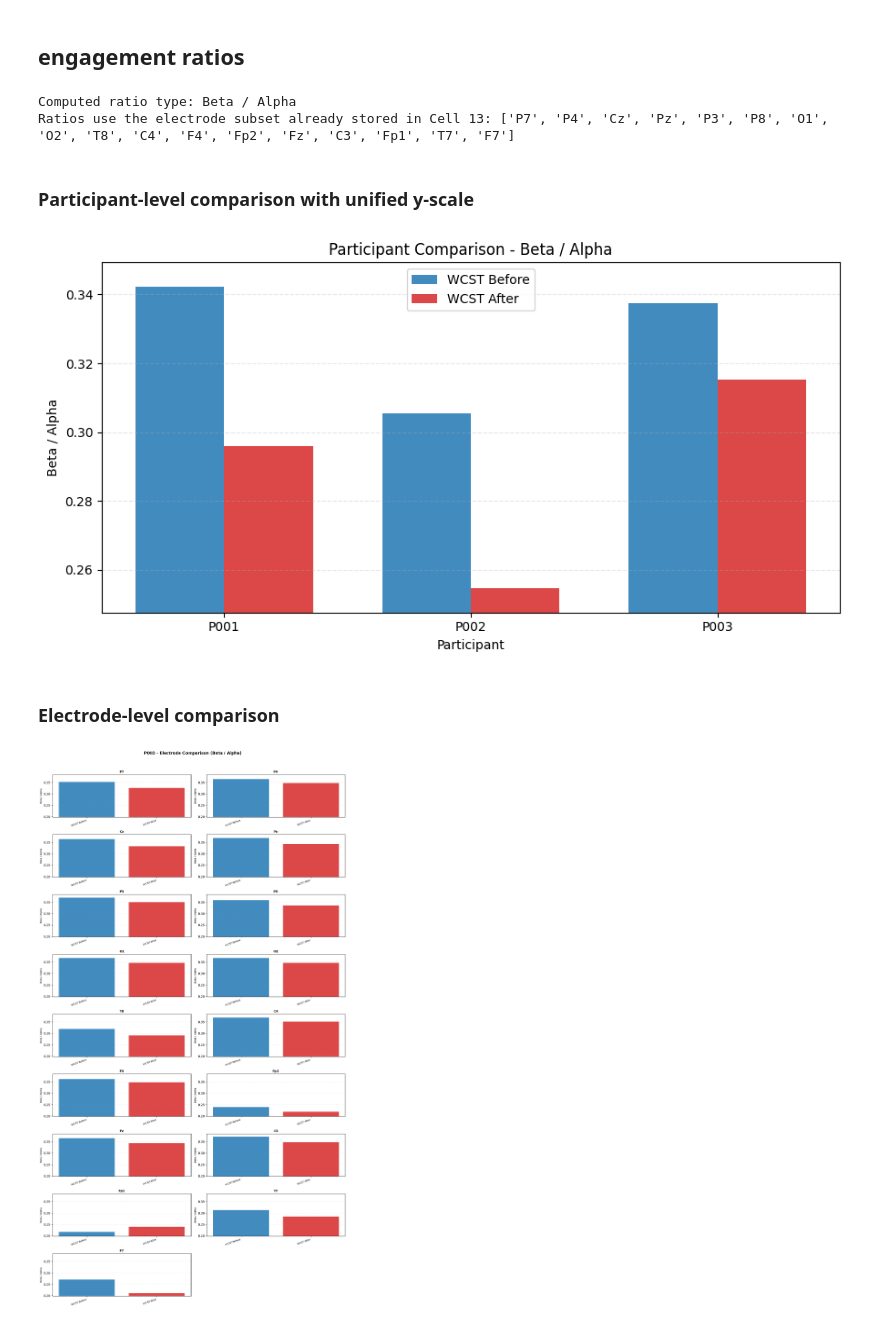
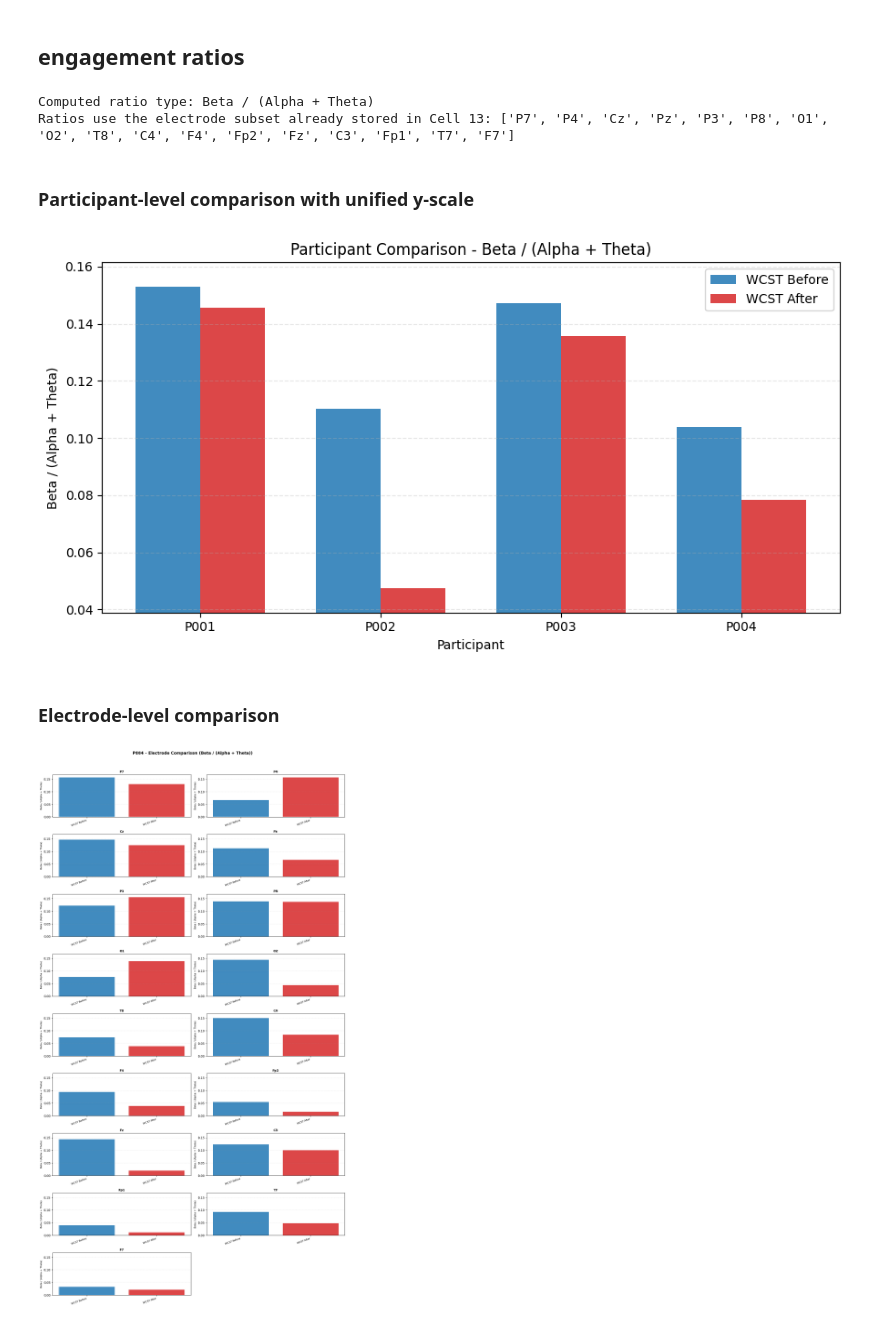
Before and after one commit to NadimSALEEM/0x2x2dual_WCST_analysis, a Jupyter notebook: 2-back/eeg/2back_eeg.ipynb, the cells around one changed output. Cells and saved outputs as stored; diff of their text form; code cells hidden in the pictures.

```diff
--- a/2-back/eeg/2back_eeg.ipynb
+++ b/2-back/eeg/2back_eeg.ipynb
@@ -168,7 +172,7 @@ manual_intervals_by_subject = {
     "P001": {"WCST Before": (40, 214), "WCST After": (1670, 1828)},
     "P002": {"WCST Before": (65, 230), "WCST After": (1905, 2048)},
     "P003": {"WCST Before": (150, 300), "WCST After": (1736, 1870)},
-    # "P004": {"WCST Before": (0, 150), "WCST After": (1047, 1190)},
+    "P004": {"WCST Before": (80, 260), "WCST After": (1668, 1868)},
 }
 
 # Use all EEG electrodes except T7 and F8
@@ -281,7 +286,7 @@ freq_bands = {
 
 # Select which band to plot
 selected_band = "Alpha"  # Change to any band name above
-subject_for_band = "P003"  # Change to P002/P003/P004 as needed
+subject_for_band = "P004"  # Change to P002/P003/P004 as needed
 selected_electrodes = selected_electrodes_for_spectrum
 
 if selected_band not in freq_bands:
@@ -499,7 +504,7 @@ plt.show()
 # %% [markdown]
 ## engagement ratios
 # %%
-ratio_type = "beta_over_alpha"
+ratio_type = "beta_over_alpha_theta"
 
 ratio_configs = {
     "beta_over_alpha": {
@@ -570,7 +575,7 @@ for subj, subj_data in sorted(spectrum_results.items()):
 print(f"Computed ratio type: {ratio_label}")
 print(f"Ratios use the electrode subset already stored in Cell 13: {ch_names}")
 # %% [output]
-Computed ratio type: Beta / Alpha
+Computed ratio type: Beta / (Alpha + Theta)
 Ratios use the electrode subset already stored in Cell 13: ['P7', 'P4', 'Cz', 'Pz', 'P3', 'P8', 'O1', 'O2', 'T8', 'C4', 'F4', 'Fp2', 'Fz', 'C3', 'Fp1', 'T7', 'F7']
 # %% [markdown]
 ### Participant-level comparison with unified y-scale
@@ -610,11 +615,11 @@ ax.legend(frameon=True)
 plt.tight_layout()
 plt.show()
 # %% [output]
-[figure, old version]
+[figure, new version]
 # %% [markdown]
 ### Electrode-level comparison
 # %%
-subject_for_ratio_channels = subjects[2]
+subject_for_ratio_channels = subjects[3]
 selected_electrodes_ratio = []
 
 subject_data = ratio_results[subject_for_ratio_channels]
@@ -653,31 +658,31 @@ n_rows = (n_channels + n_cols - 1) // n_cols
 fig, axes = plt.subplots(n_rows, n_cols, figsize=(14, 2.8 * n_rows))
 axes = np.atleast_1d(axes).flatten()
 
 for plot_idx, ch_idx in enumerate(selected_indices):
     ch_name = all_ch_names[ch_idx]
     ax = axes[plot_idx]
     for i, cond in enumerate(conditions):
         ratio_val = subject_data[cond]["ratio_per_channel"][ch_idx]
         ax.bar(i, ratio_val, color=colors[i % len(colors)], alpha=0.85)
 
     ax.set_title(ch_name, fontsize=10, fontweight="bold")
     ax.set_xticks(range(len(conditions)))
     ax.set_xticklabels(conditions, rotation=20, ha="right", fontsize=8)
     ax.set_ylim(c_ylim)  # Unified electrode scale
     ax.grid(True, axis="y", alpha=0.25, linestyle="--")
     ax.set_ylabel(f"{ratio_label}", fontsize=8)
 
 # Remove unused axes
 for idx in range(n_channels, len(axes)):
     fig.delaxes(axes[idx])
 
 fig.suptitle(
     f"{subject_for_ratio_channels} - Electrode Comparison ({ratio_label})",
     fontsize=13,
     fontweight="bold",
     y=0.995,
 )
 plt.tight_layout(rect=[0, 0, 1, 0.98])
 plt.show()
 # %% [output]
-[figure, old version]
+[figure, new version]
```
Also changed, not shown: parts of 8 cells of this notebook, 14 other files.
